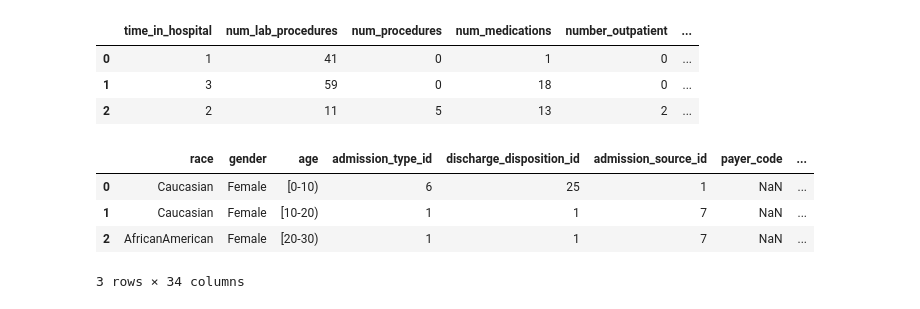
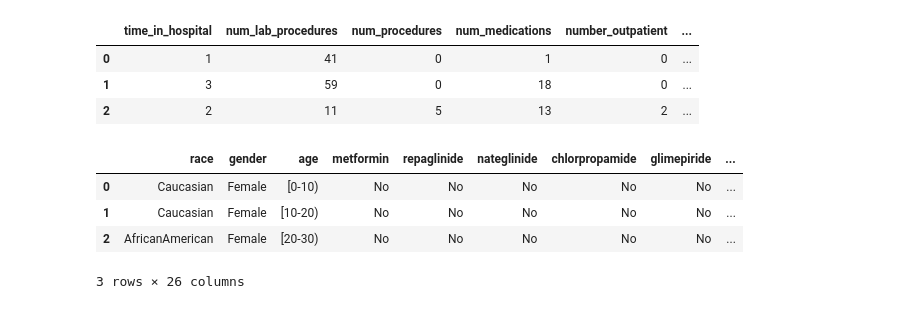
Before and after one commit to hvu815/Data-Analysis, a Jupyter notebook: analysis_notebooks/Diabetes(Update_this).ipynb, the cells around one changed output. Saved outputs shown, nothing was run; the diff lists cells and outputs as text; code cells hidden in the pictures.

```diff
--- a/analysis_notebooks/Diabetes(Update_this).ipynb
+++ b/analysis_notebooks/Diabetes(Update_this).ipynb
@@ -214,7 +219,9 @@ data.isnull().values.any() #should be False
 # %% [output]
 False
 # %%
-data_clean = data.replace('?', np.nan) #replace all '?' with nan
+#change ? and None to Nan
+data_clean = data.replace('?', np.nan)
+data_clean = data_clean.replace('None', np.nan)
 # %%
 data_clean.isnull().values.any() #should be True
 # %% [output]
@@ -224,3 +267,5 @@ split data into 3 parts (numerical, set > 2, set < 2)
+# %%
+data_clean = data_clean.drop(['payer_code','medical_specialty','max_glu_serum','A1Cresult'],axis=1)
 # %%
 #numerical columns: Time in hospital,Number of lab procedures,Number of procedures,
 #Number of medications,Number of outpatient visits,Number of emergency visits,
@@ -228,7 +273,7 @@ split data into 3 parts (numerical, set > 2, set < 2)
 
 numerical = ['time_in_hospital','num_lab_procedures','num_procedures','num_medications',
              'number_outpatient','number_emergency','number_inpatient',
-             'number_diagnoses']
+             'number_diagnoses','admission_type_id','discharge_disposition_id','admission_source_id']
 
 numerical_df = data_clean[numerical]
 numerical_df.head(3)
@@ -240,9 +288,10 @@ numerical_df.head(3)
 # %%
 non_numerical_df = data_clean.drop(numerical,axis=1)
+non_numerical_df = non_numerical_df.drop(['readmitted'],axis=1)
 non_numerical_df.head(3)
 # %% [output]
-|  | race | gender | age | admission_type_id | discharge_disposition_id | admission_source_id | payer_code | ... |
-| 0 | Caucasian | Female | [0-10) | 6 | 25 | 1 | NaN | ... |
-| 1 | Caucasian | Female | [10-20) | 1 | 1 | 7 | NaN | ... |
-| 2 | AfricanAmerican | Female | [20-30) | 1 | 1 | 7 | NaN | ... |
+|  | race | gender | age | metformin | repaglinide | nateglinide | chlorpropamide | glimepiride | ... |
+| 0 | Caucasian | Female | [0-10) | No | No | No | No | No | ... |
+| 1 | Caucasian | Female | [10-20) | No | No | No | No | No | ... |
+| 2 | AfricanAmerican | Female | [20-30) | No | No | No | No | No | ... |
-3 rows × 34 columns
+3 rows × 26 columns
```
Also changed, not shown: parts of 24 cells of this notebook, 1 other file.
